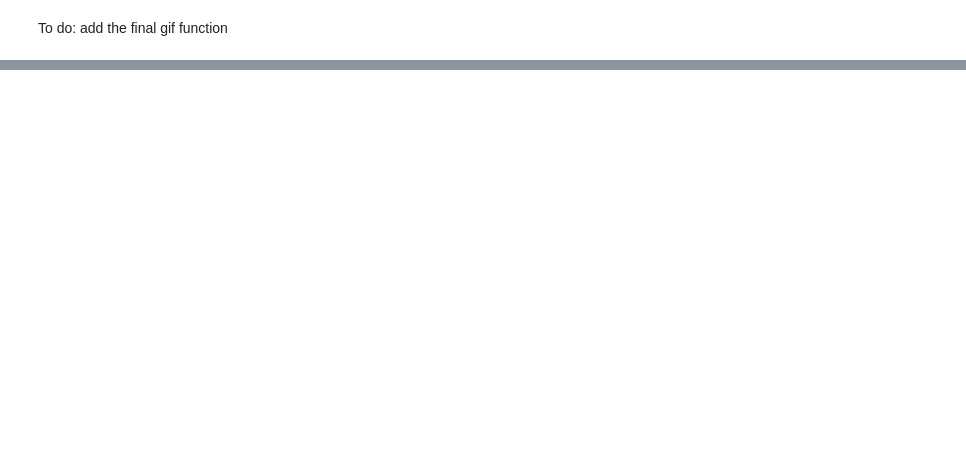
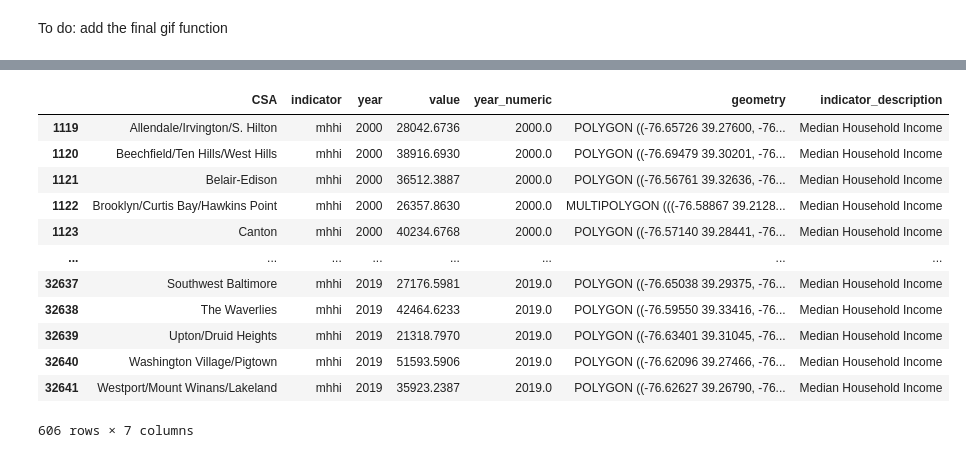
Before and after one commit to ejf78/cdc_vitalsigns, a Jupyter notebook: Vital_Signs_Functions.ipynb, the cells around one changed output, grey strips where cells are left out. Drawn from its saved outputs; the diff is of its cells as text; code cells hidden in the pictures; blank space fills up the shorter version.

```diff
--- a/Vital_Signs_Functions.ipynb
+++ b/Vital_Signs_Functions.ipynb
@@ -433,0 +529,32 @@ To do: add the final gif function
+# %%
+indicator = "mhhi"
+year = "2006 - 2010"
+mapdat = subset_vsg(indicator)
+# if type(year) == int:
+#   mapdat = mapdat[mapdat.year_numeric == year]
+# else:
+#   mapdat = mapdat[mapdat.year == year]
+#mapdat = mapdat[mapdat.CSA != "Baltimore City"]
+
+
+#title_text = mapdat.indicator_description.iloc[0] + ",\n" + str(year)
+#fig, ax = plt.subplots(1,1)
+#mapdat.plot("value", ax = ax, legend = True, cmap = None)
+#ax.set_title(title_text)
+#ax.set_axis_off()
+#plt.show()
+mapdat
+# %% [output]
+|  | CSA | indicator | year | value | year_numeric | geometry | indicator_description |
+| 1119 | Allendale/Irvington/S. Hilton | mhhi | 2000 | 28042.6736 | 2000.0 | POLYGON ((-76.65726 39.27600, -76... | Median Household Income |
+| 1120 | Beechfield/Ten Hills/West Hills | mhhi | 2000 | 38916.6930 | 2000.0 | POLYGON ((-76.69479 39.30201, -76... | Median Household Income |
+| 1121 | Belair-Edison | mhhi | 2000 | 36512.3887 | 2000.0 | POLYGON ((-76.56761 39.32636, -76... | Median Household Income |
+| 1122 | Brooklyn/Curtis Bay/Hawkins Point | mhhi | 2000 | 26357.8630 | 2000.0 | MULTIPOLYGON (((-76.58867 39.2128... | Median Household Income |
+| 1123 | Canton | mhhi | 2000 | 40234.6768 | 2000.0 | POLYGON ((-76.57140 39.28441, -76... | Median Household Income |
+| ... | ... | ... | ... | ... | ... | ... | ... |
+| 32637 | Southwest Baltimore | mhhi | 2019 | 27176.5981 | 2019.0 | POLYGON ((-76.65038 39.29375, -76... | Median Household Income |
+| 32638 | The Waverlies | mhhi | 2019 | 42464.6233 | 2019.0 | POLYGON ((-76.59550 39.33416, -76... | Median Household Income |
+| 32639 | Upton/Druid Heights | mhhi | 2019 | 21318.7970 | 2019.0 | POLYGON ((-76.63401 39.31045, -76... | Median Household Income |
+| 32640 | Washington Village/Pigtown | mhhi | 2019 | 51593.5906 | 2019.0 | POLYGON ((-76.62096 39.27466, -76... | Median Household Income |
+| 32641 | Westport/Mount Winans/Lakeland | mhhi | 2019 | 35923.2387 | 2019.0 | POLYGON ((-76.62627 39.26790, -76... | Median Household Income |
+606 rows × 7 columns
```
Also changed, not shown: parts of 9 cells of this notebook.
